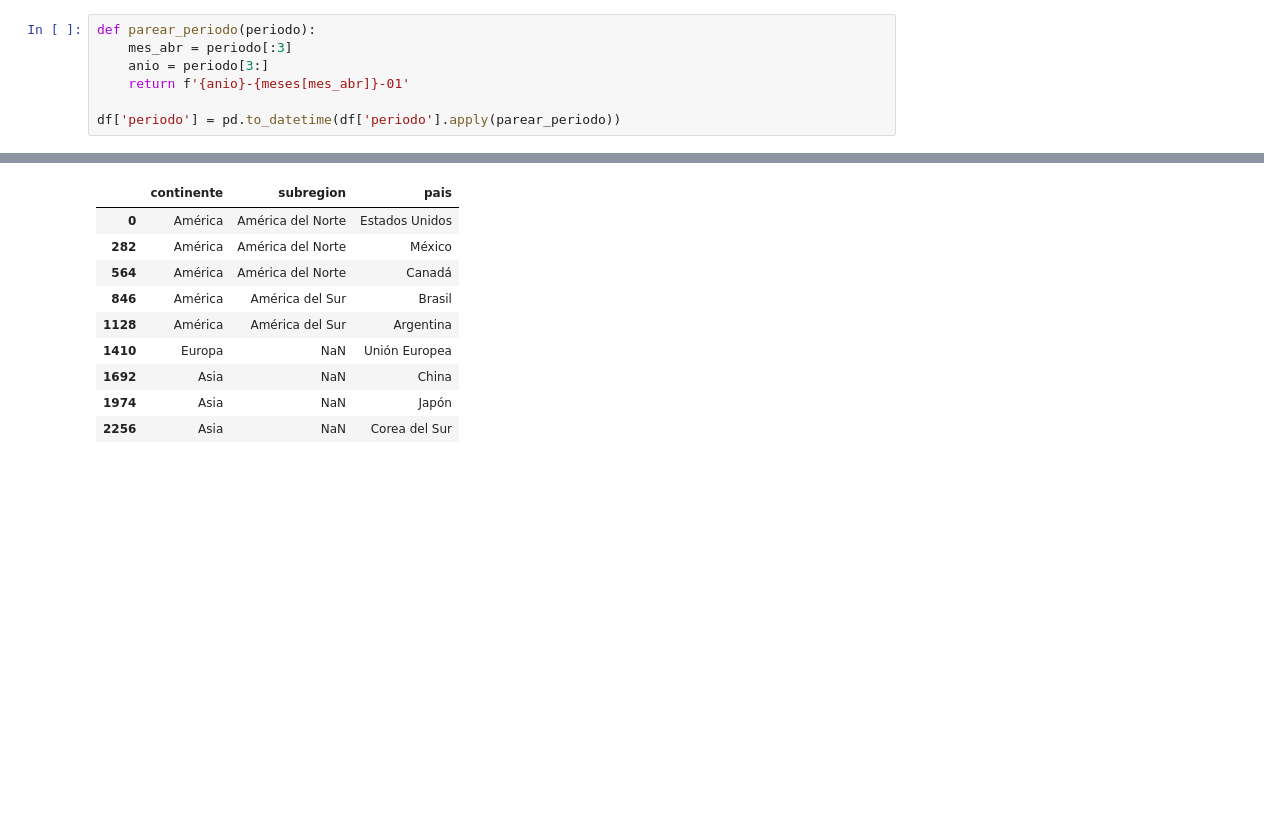
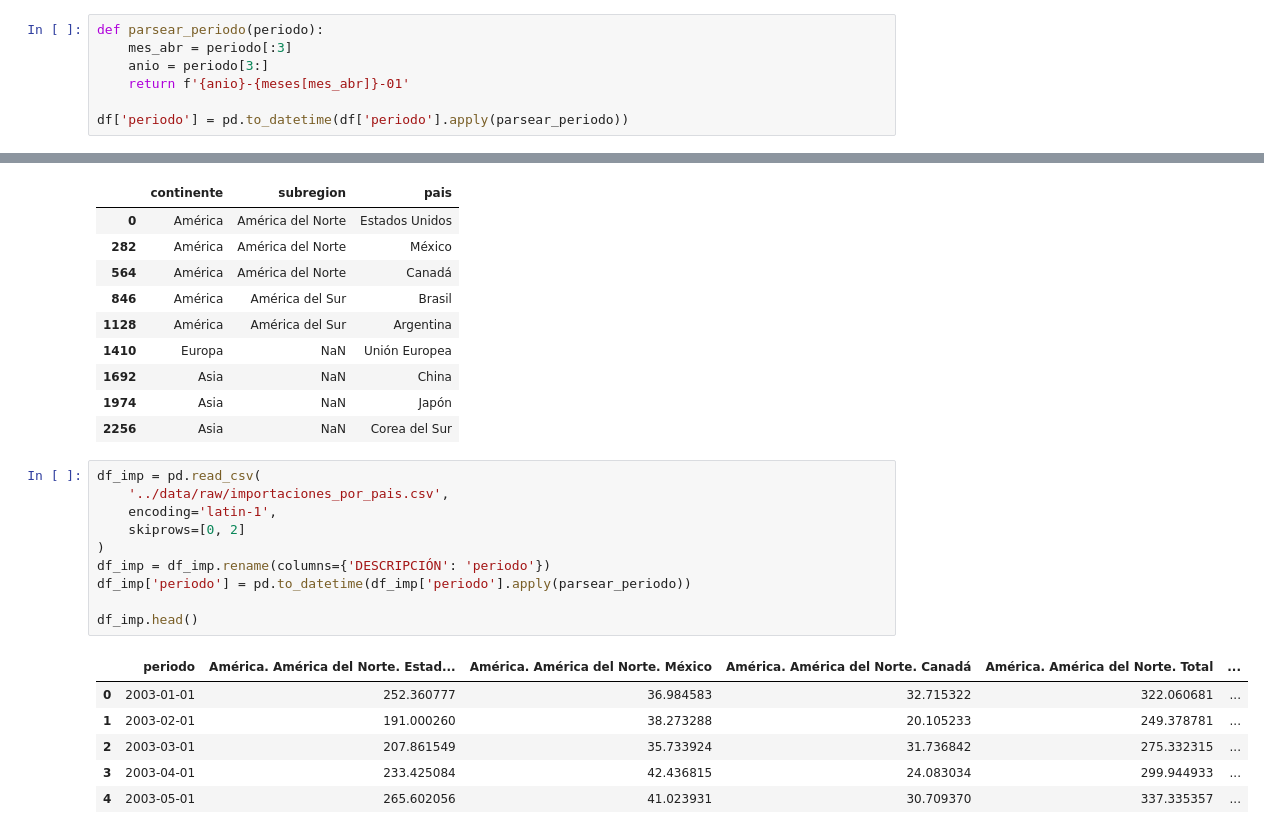
Before and after one commit to Krunzx/data_portfolio, a Jupyter notebook: 01-eda/notebooks/01_exploracion_inicial.ipynb, the cells around one changed output, grey strips where cells are left out. Cells and saved outputs as stored; diff of their text form; blank space fills up the shorter version.

```diff
--- a/01-eda/notebooks/01_exploracion_inicial.ipynb
+++ b/01-eda/notebooks/01_exploracion_inicial.ipynb
@@ -71,12 +71,12 @@ meses = {
     'NOV':'11', 'DIC':'12'
 }
 # %%
-def parear_periodo(periodo):
+def parsear_periodo(periodo):
     mes_abr = periodo[:3]
     anio = periodo[3:]
     return f'{anio}-{meses[mes_abr]}-01'
 
-df['periodo'] = pd.to_datetime(df['periodo'].apply(parear_periodo))
+df['periodo'] = pd.to_datetime(df['periodo'].apply(parsear_periodo))
 # %%
 df.head()
 # %% [output]
@@ -171,3 +171,20 @@ df_paises[['continente', 'subregion', 'pais']].drop_duplicates()
 | 1692 | Asia | NaN | China |
 | 1974 | Asia | NaN | Japón |
 | 2256 | Asia | NaN | Corea del Sur |
+# %%
+df_imp = pd.read_csv(
+    '../data/raw/importaciones_por_pais.csv',
+    encoding='latin-1',
+    skiprows=[0, 2]
+)
+df_imp = df_imp.rename(columns={'DESCRIPCIÓN': 'periodo'})
+df_imp['periodo'] = pd.to_datetime(df_imp['periodo'].apply(parsear_periodo))
+
+df_imp.head()
+# %% [output]
+|  | periodo | América. América del Norte. Estad... | América. América del Norte. México | América. América del Norte. Canadá | América. América del Norte. Total | ... |
+| 0 | 2003-01-01 | 252.360777 | 36.984583 | 32.715322 | 322.060681 | ... |
+| 1 | 2003-02-01 | 191.000260 | 38.273288 | 20.105233 | 249.378781 | ... |
+| 2 | 2003-03-01 | 207.861549 | 35.733924 | 31.736842 | 275.332315 | ... |
+| 3 | 2003-04-01 | 233.425084 | 42.436815 | 24.083034 | 299.944933 | ... |
+| 4 | 2003-05-01 | 265.602056 | 41.023931 | 30.709370 | 337.335357 | ... |
```
Also changed, not shown: parts of 4 cells of this notebook, 1 other file.
